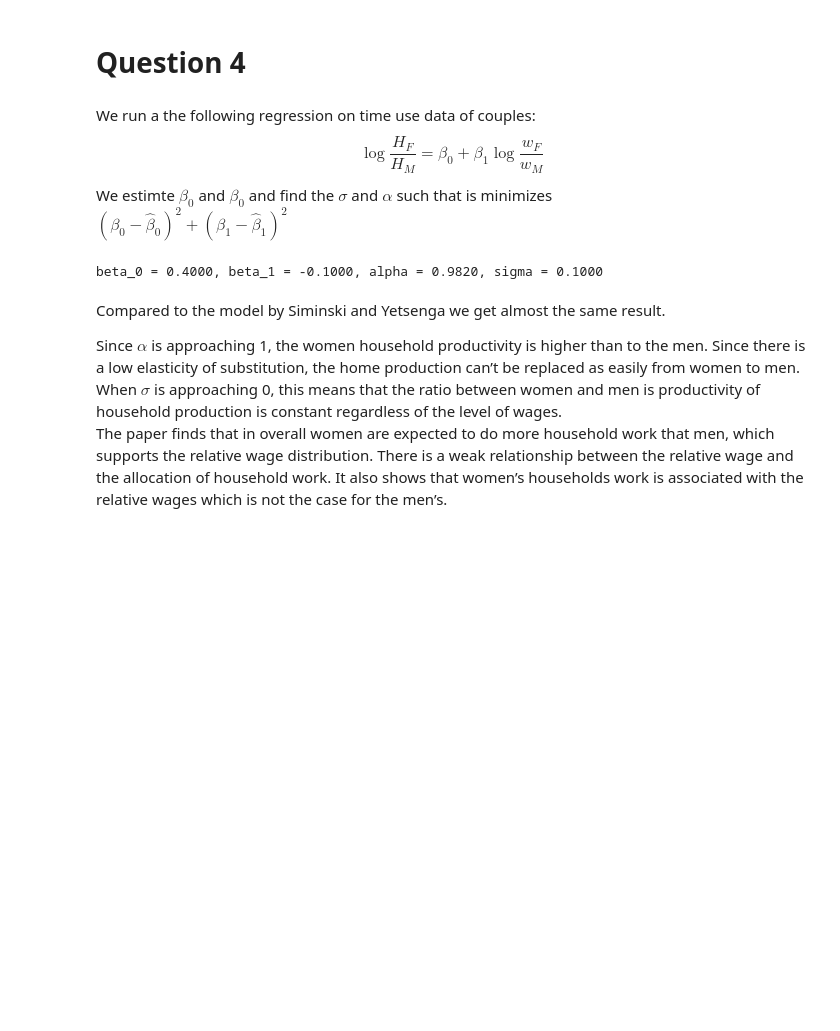
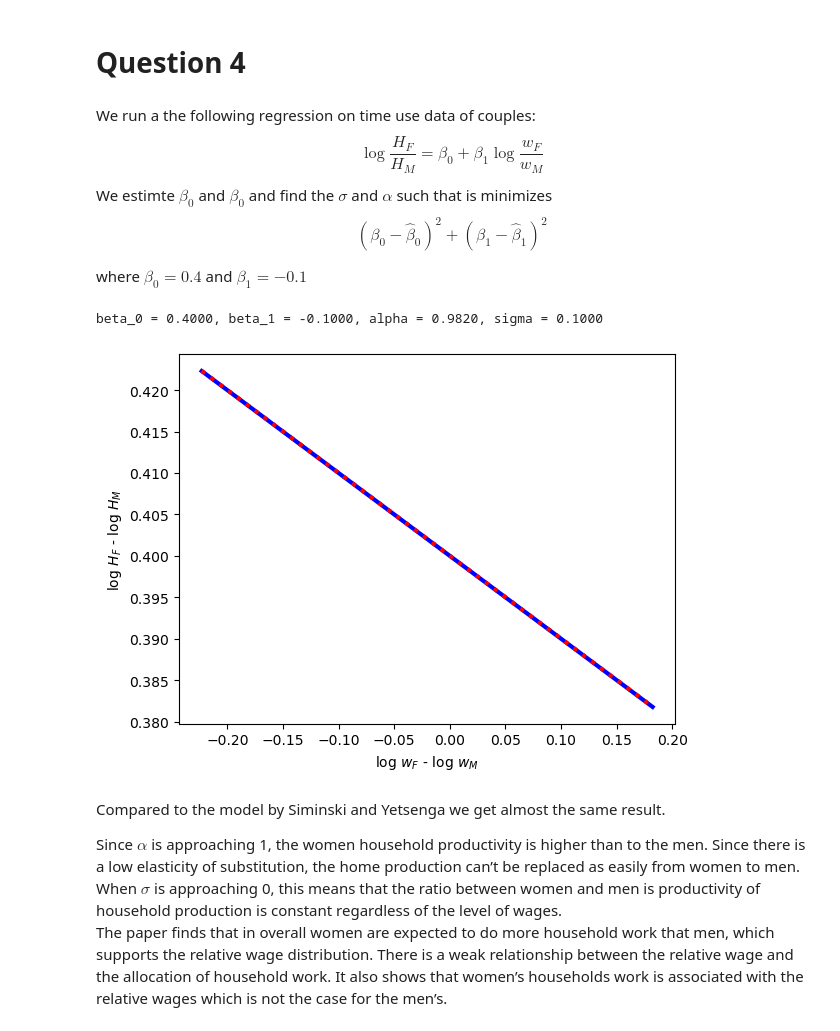
Before and after one commit to NumEconCopenhagen/projects-2023-jps, a Jupyter notebook: inauguralproject/inauguralproject.ipynb, the cells around one changed output. Cells and saved outputs as stored; diff of their text form; code cells hidden in the pictures; blank space fills up the shorter version.

```diff
--- a/inauguralproject/inauguralproject.ipynb
+++ b/inauguralproject/inauguralproject.ipynb
@@ -133,43 +130,42 @@ The relationship between the wage and the contribution in the home production sh
 # %% [markdown]
 We run a the following regression on time use data of couples:
 $$\log\frac{{H}_{F}}{{H}_{M}} = \beta_{0} + \beta_{1}\log\frac{{w}_{F}}{{w}_{M}}$$
-We estimte $\beta_{0}$ and $\beta_{0}$ and find the $\sigma$ and $\alpha$ such that is minimizes\
- $(\beta_{0}-\hat{\beta}_{0})^2+(\beta_{1}-\hat{\beta}_{1})^2$
+We estimte $\beta_{0}$ and $\beta_{0}$ and find the $\sigma$ and $\alpha$ such that is minimizes
+$$(\beta_{0}-\hat{\beta}_{0})^2+(\beta_{1}-\hat{\beta}_{1})^2$$
+
+where $\beta_{0}=0.4$ and $\beta_{1}=-0.1$
-# %%
-
-model.estimate()
-print(f'beta_0 = {model.sol.beta0:.4f}, beta_1 = {model.sol.beta1:.4f}, alpha = {model.par.alpha:.4f}, sigma = {model.par.sigma:.4f}')
-
-#First we run the solver for the vector of female wages to find optimal choices
-#model.solve_wF_vec()
-#We use the above optimal choices to estimate the betas using OLS
-#model.estimate()
-#beta0_hat = model.sol.beta0
-#beta1_hat = model.sol.beta1
-#print(f' beta0 = {model.sol.beta0:.4f}, beta1 = {model.sol.beta1:.4f}, deviation = {((0.4-model.sol.beta0)**2+(-0.1- model.sol.beta1)**2):.4f}, alpha = {model.par.alpha:.4f}, sigma = {model.par.sigma:.4f}')
-
-#We create two empty vectors to store results of the model prediction using the 'true' estimators and the estimators from the model
-#pointestimates_data = np.empty(5)
-#pointestimates_model = np.empty(5)
-
-
-#For each female wage in the vector, we compute model predictions  of home work ratio for the 'true' estimators and the estimators from the model
-#for i, wF in enumerate(model.par.wF_vec):
-#    model.par.wF = wF
-#    pointestimates_model[i] = beta0_hat + beta1_hat*np.log(wF/model.par.wM)
-#    pointestimates_data[i] = 0.4 - 0.1*np.log(wF/model.par.wM)
-
-#We plot the estimates of work ratio as function of wage ratio based on 'true' estimators and estimators from the model
-#fig = plt.figure()
-#ax = fig.add_subplot(1,1,1)
-#ax.plot(np.log(model.par.wF_vec), pointestimates_data, label = 'alpha=0.5', color = 'b', linestyle='--', alpha= 0.5)
-#ax.plot(np.log(model.par.wF_vec), pointestimates_model, label = 'alpha=0.3', color = 'r', alpha=0.3)
-#ax.set_title('Q4')
-#ax.set_xlabel('$log(w_F/w_M)$')
-#ax.set_ylabel('$log(H_F/H_M)$')
-#ax.legend(loc=5, prop={'size': 10}) ;
-# %% [output]
-beta_0 = 0.4000, beta_1 = -0.1000, alpha = 0.9820, sigma = 0.1000
+# %%
+
+model.estimate()
+print(f'beta_0 = {model.sol.beta0:.4f}, beta_1 = {model.sol.beta1:.4f}, alpha = {model.par.alpha:.4f}, sigma = {model.par.sigma:.4f}')
+
+model.par.alpha = model.par.alpha
+model.par.sigma = model.par.sigma
+wF_values = [0.8, 0.9, 1.0, 1.1, 1.2]
+res_HFHM_c = np.empty(5)
+res_wFwM_c = np.empty(5)
+SY_plot = np.empty(5)
+
+#Continuous solving:
+for i, wF in enumerate(model.par.wF_vec):
+    model.par.wF = wF
+    opt = model.solve()
+    #Saving results
+    res_HFHM_c[i] = np.log(opt.HF/opt.HM)
+    res_wFwM_c[i] = np.log(model.par.wF)
+    SY_plot[i] = 0.4 - 0.1*np.log(wF/model.par.wM)
+
+#Plotting
+fig = plt.figure()
+ax = fig.add_subplot(1,1,1)
+ax.plot(res_wFwM_c, SY_plot, label = 'Seminski & Yetsenga', color = 'b', linestyle='-', alpha= 1, linewidth = 3)
+ax.plot(res_wFwM_c, res_HFHM_c, label = 'Estimation', color = 'r', linestyle = ':', alpha=1, linewidth = 3)
+ax.set_xlabel("log $w_F$ - log $w_M$")
+ax.set_ylabel("log $H_F$ - log $H_M$")
+plt.show()
+# %% [output]
+beta_0 = 0.4000, beta_1 = -0.1000, alpha = 0.9820, sigma = 0.1000
+[figure, added]
 # %% [markdown]
 Compared to the model by Siminski and Yetsenga we get almost the same result.
 
```
Also changed, not shown: parts of 1 cell of this notebook.
